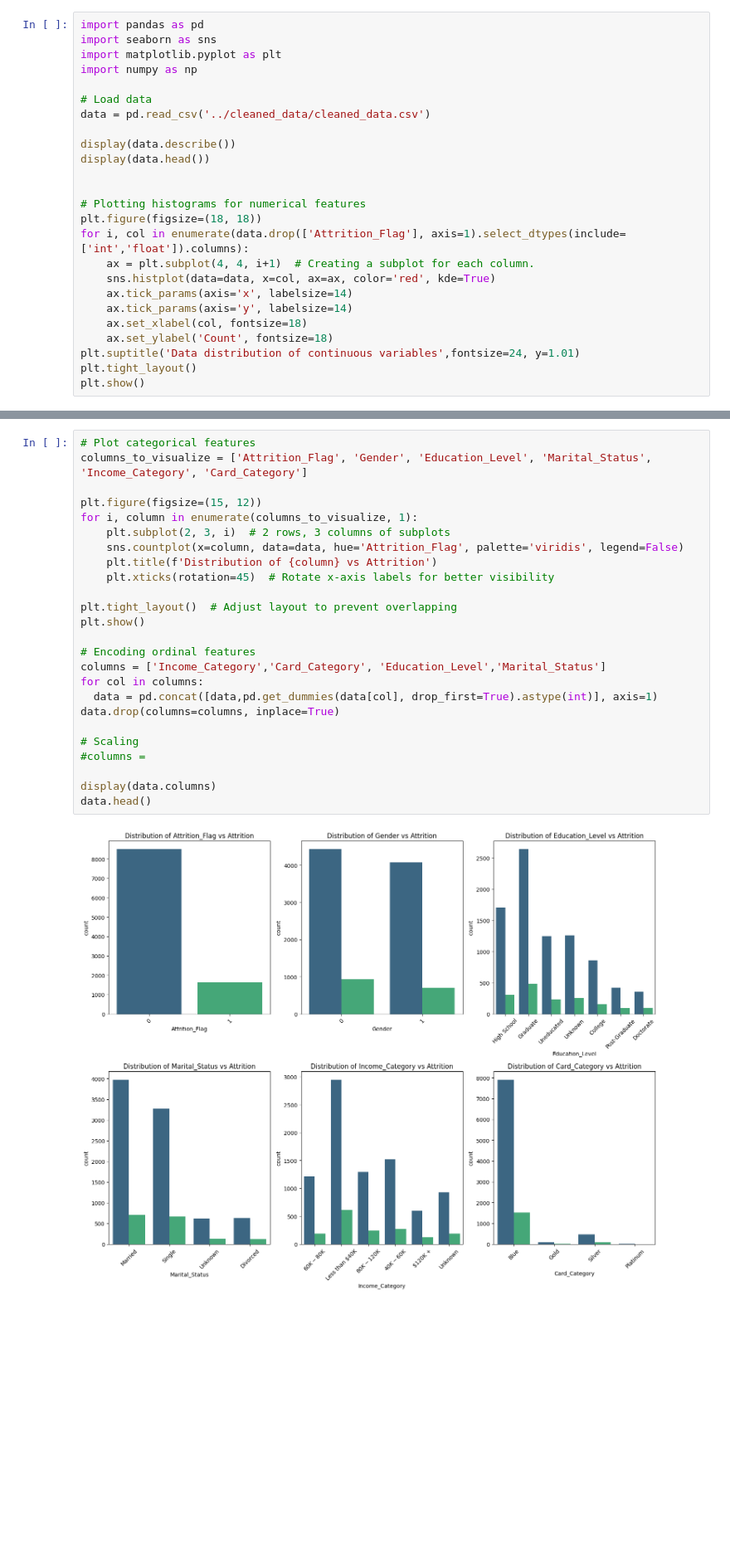
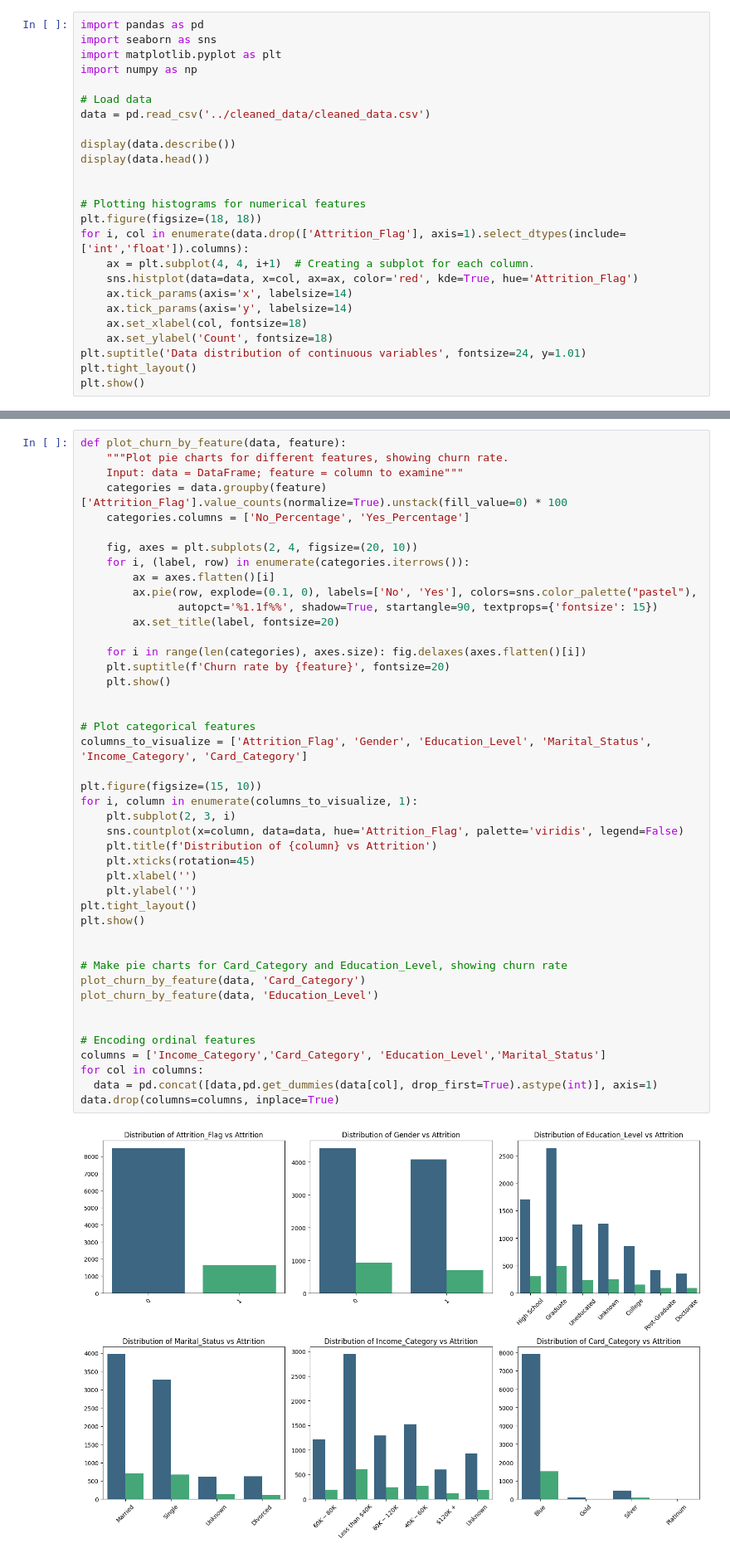
Before and after one commit to muntadherabdulhusein/DA_projects-credit-card-churn, a Jupyter notebook: Maarten/maarten.ipynb, the cells around one changed output, grey strips where cells are left out. Shown at 83% size. Drawn from its saved outputs; the diff is of its cells as text; blank space fills up the shorter version.

```diff
--- a/Maarten/maarten.ipynb
+++ b/Maarten/maarten.ipynb
@@ -15,12 +15,12 @@ display(data.head())
 plt.figure(figsize=(18, 18))
 for i, col in enumerate(data.drop(['Attrition_Flag'], axis=1).select_dtypes(include=['int','float']).columns):
     ax = plt.subplot(4, 4, i+1)  # Creating a subplot for each column.
-    sns.histplot(data=data, x=col, ax=ax, color='red', kde=True)
+    sns.histplot(data=data, x=col, ax=ax, color='red', kde=True, hue='Attrition_Flag')
     ax.tick_params(axis='x', labelsize=14)
     ax.tick_params(axis='y', labelsize=14)
     ax.set_xlabel(col, fontsize=18)
     ax.set_ylabel('Count', fontsize=18)
-plt.suptitle('Data distribution of continuous variables',fontsize=24, y=1.01)
+plt.suptitle('Data distribution of continuous variables', fontsize=24, y=1.01)
 plt.tight_layout()
 plt.show()
 # %% [output]
@@ -69,27 +84,46 @@ AVG Utilisation Ratio - Total Revolving Balance
 # %%
+def plot_churn_by_feature(data, feature):
+    """Plot pie charts for different features, showing churn rate.
+    Input: data = DataFrame; feature = column to examine"""
+    categories = data.groupby(feature)['Attrition_Flag'].value_counts(normalize=True).unstack(fill_value=0) * 100
+    categories.columns = ['No_Percentage', 'Yes_Percentage']
+
+    fig, axes = plt.subplots(2, 4, figsize=(20, 10))
+    for i, (label, row) in enumerate(categories.iterrows()):
+        ax = axes.flatten()[i]
+        ax.pie(row, explode=(0.1, 0), labels=['No', 'Yes'], colors=sns.color_palette("pastel"),
+               autopct='%1.1f%%', shadow=True, startangle=90, textprops={'fontsize': 15})
+        ax.set_title(label, fontsize=20)
+
+    for i in range(len(categories), axes.size): fig.delaxes(axes.flatten()[i])
+    plt.suptitle(f'Churn rate by {feature}', fontsize=20)
+    plt.show()
+
+
 # Plot categorical features
 columns_to_visualize = ['Attrition_Flag', 'Gender', 'Education_Level', 'Marital_Status', 'Income_Category', 'Card_Category']
 
-plt.figure(figsize=(15, 12))
+plt.figure(figsize=(15, 10))
 for i, column in enumerate(columns_to_visualize, 1):
-    plt.subplot(2, 3, i)  # 2 rows, 3 columns of subplots
+    plt.subplot(2, 3, i)
     sns.countplot(x=column, data=data, hue='Attrition_Flag', palette='viridis', legend=False)
     plt.title(f'Distribution of {column} vs Attrition')
-    plt.xticks(rotation=45)  # Rotate x-axis labels for better visibility
+    plt.xticks(rotation=45)
+    plt.xlabel('')
+    plt.ylabel('')
+plt.tight_layout()
+plt.show()
 
-plt.tight_layout()  # Adjust layout to prevent overlapping
-plt.show()
+
+# Make pie charts for Card_Category and Education_Level, showing churn rate
+plot_churn_by_feature(data, 'Card_Category')
+plot_churn_by_feature(data, 'Education_Level')
+
 
 # Encoding ordinal features
 columns = ['Income_Category','Card_Category', 'Education_Level','Marital_Status']
 for col in columns:
   data = pd.concat([data,pd.get_dummies(data[col], drop_first=True).astype(int)], axis=1)
 data.drop(columns=columns, inplace=True)
-
-# Scaling
-#columns =
-
-display(data.columns)
-data.head()
 # %% [output]
-[figure, old version]
+[figure, new version]
```
Also changed, not shown: parts of 11 cells of this notebook.
